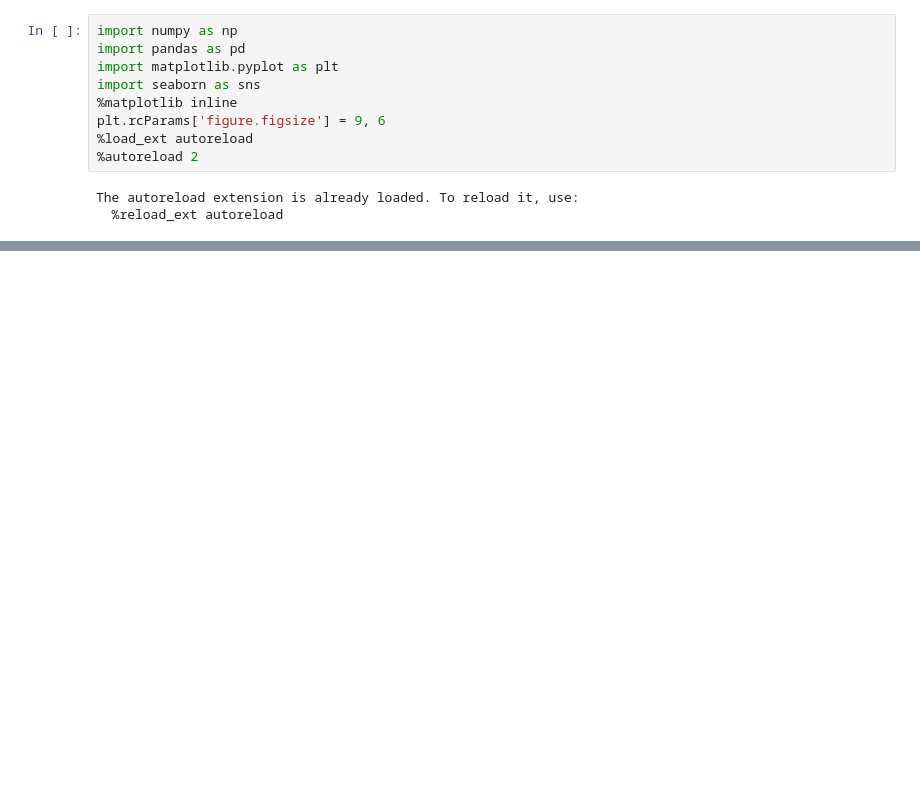
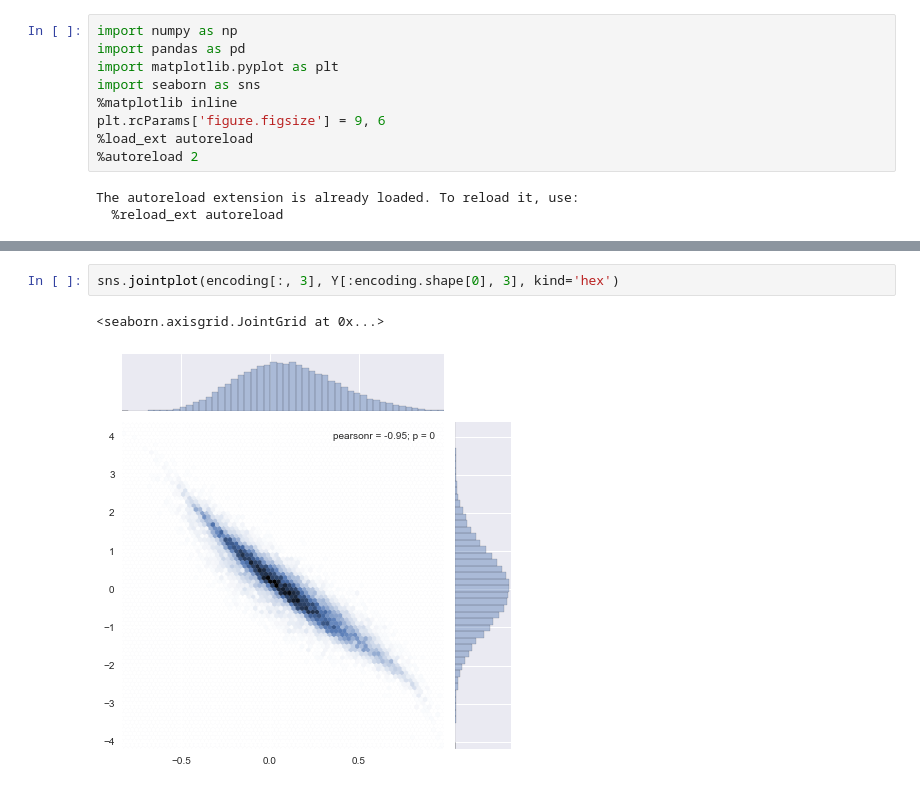
Before and after one commit to bnaul/timeflow, a Jupyter notebook: autoencoder.ipynb, the cells around one changed output, grey strips where cells are left out. Saved outputs shown, nothing was run; the diff lists cells and outputs as text; blank space fills up the shorter version.

```diff
--- a/autoencoder.ipynb
+++ b/autoencoder.ipynb
@@ -26,0 +54,5 @@ encoding.shape
+# %%
+sns.jointplot(encoding[:, 3], Y[:encoding.shape[0], 3], kind='hex')
+# %% [output]
+<seaborn.axisgrid.JointGrid at 0x...>
+[figure, added]
```
Also changed, not shown: parts of 8 cells of this notebook, 2 other files.
